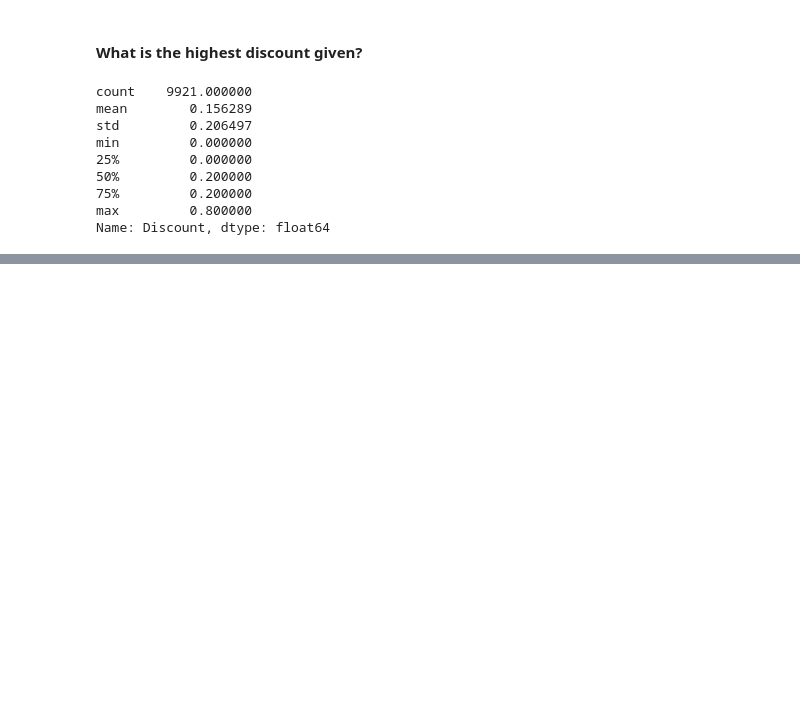
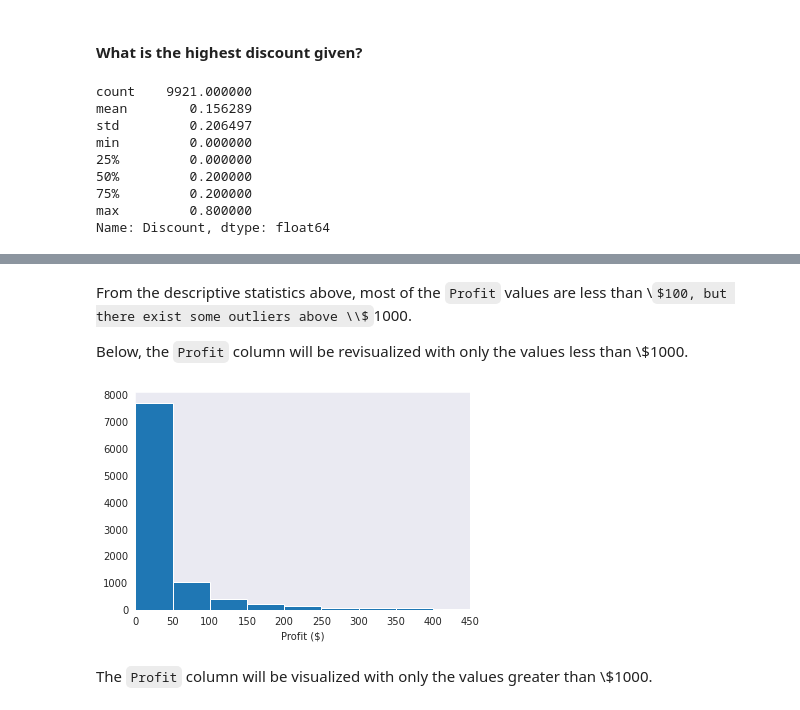
Before and after one commit to Dee-nDee/SuperStore_Data_Analysis, a Jupyter notebook: SuperStore.ipynb, the cells around one changed output, grey strips where cells are left out. Cells and saved outputs as stored; diff of their text form; code cells hidden in the pictures; some formulas as TeX source; blank space fills up the shorter version.

```diff
--- a/SuperStore.ipynb
+++ b/SuperStore.ipynb
@@ -676,0 +723,18 @@ plt.grid(False)
+# %% [markdown]
+From the descriptive statistics above, most of the `Profit` values are less than \\$100, but there exist some outliers above \\$1000.<br>
+
+Below, the `Profit` column will be revisualized with only the values less than \\$1000.
+# %%
+#create bin edges
+bin_edges = np.arange(0, 1000 + 50, 50)
+# %%
+#revisualize
+plt.hist(data = samp_superstore, x = "Profit", bins = bin_edges);
+
+plt.xlim(0, 450)
+plt.xlabel("Profit ($)")
+plt.grid(False);
+# %% [output]
+[figure, added]
+# %% [markdown]
+The `Profit` column will be visualized with only the values greater than \\$1000.
```
Also changed, not shown: parts of 11 cells of this notebook.
